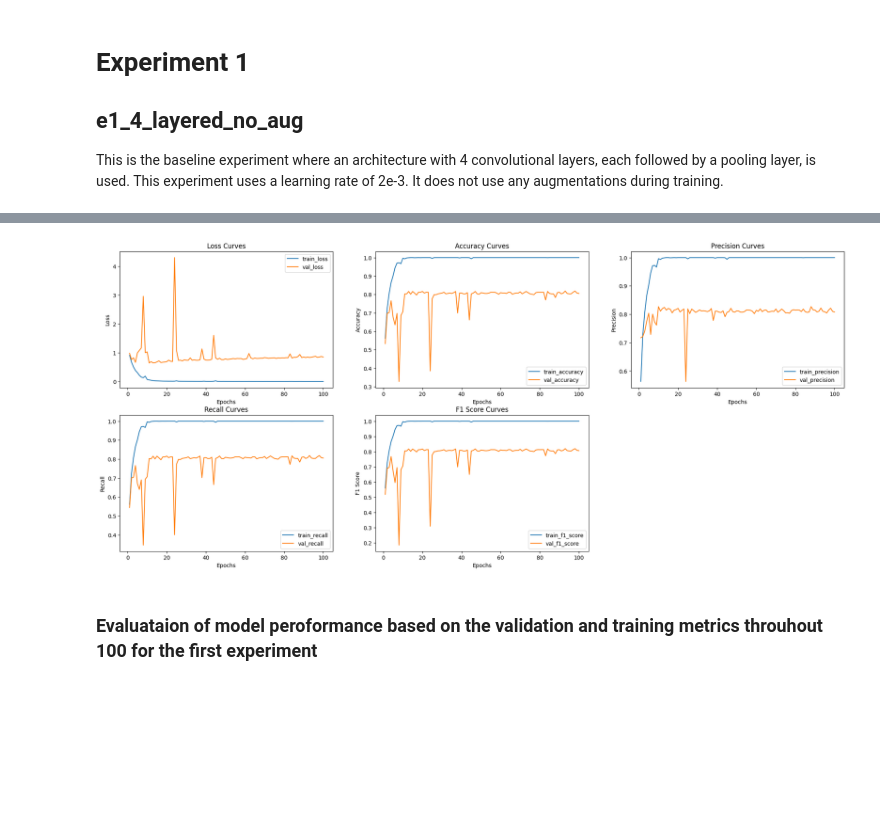
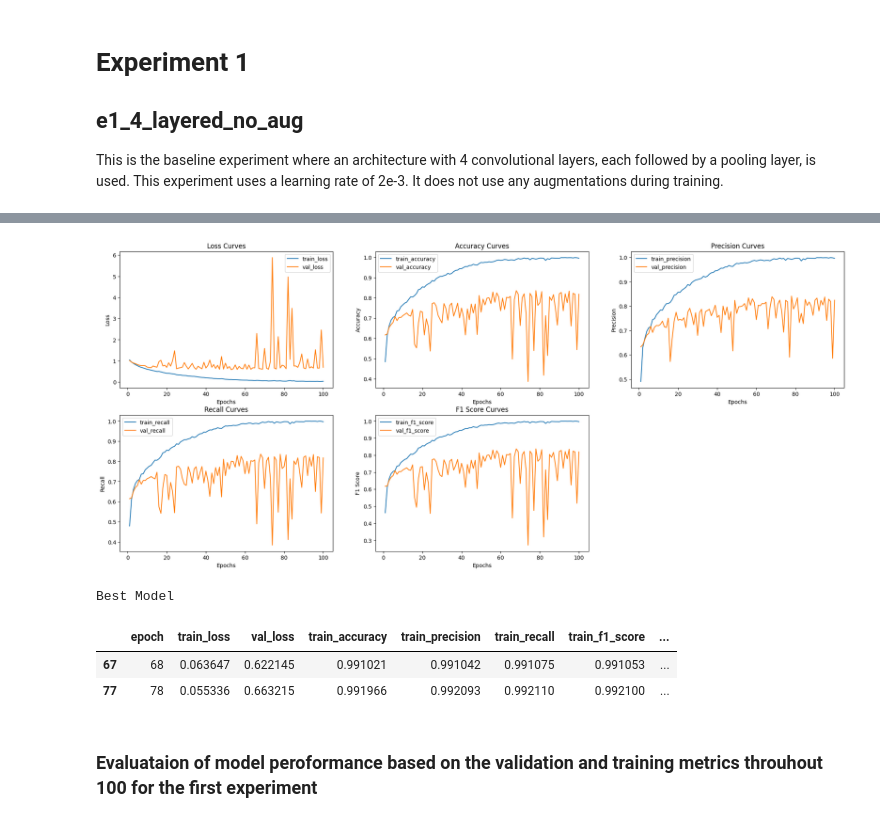
Before and after one commit to tikadatta2005/efficient-surveillance-system-research, a Jupyter notebook: CSC60904_0381137_INDVASGNMT.ipynb, the cells around one changed output, grey strips where cells are left out. Cells and saved outputs as stored; diff of their text form; code cells hidden in the pictures; blank space fills up the shorter version.

```diff
--- a/CSC60904_0381137_INDVASGNMT.ipynb
+++ b/CSC60904_0381137_INDVASGNMT.ipynb
@@ -228,7 +228,7 @@ def add_conv_layers(model, layers=1, skip_pool=0):
         # calculate trainable params
         total_conv_params += (((3*3*in_channels) + 1) * out_channels) + (2*out_channels)
         # Pooling Layer
-        if  (layer + 1) % skip_pool:
+        if  (layer + 1) % skip_pool==0:
             model.add(nn.MaxPool2d(2,2))
             size = size//2
         # update in and out channels
@@ -315,6 +315,7 @@ This is the baseline experiment where an architecture with 4 convolutional layer
 torch.manual_seed(40)
 # initialize new Architecture
 model_e1 = Architecture()
+
 
 # add layers
 e1_conv_params, e1_out_channels, e1_size = add_conv_layers(model_e1, 4, 0)
@@ -359,7 +360,8 @@ e1_metrics = trainer.fit(100, path, 1);
 gen_line_charts(e1_metrics, path, "training_metrics_graph.png", ["train_", "val_"])
 
 # Show best models
-find_best_models(e1_metrics)
+print("Best Model")
+display(find_best_models(e1_metrics))
 
 # clean up
 del model_e1, optimizer, trainer
@@ -385,4 +387,8 @@ EPOCH 100 completed | Training Loss = 0.0010943601799280897 | Validation Loss =
-[figure, old version]
+[figure, new version]
+Best Model
+|  | epoch | train_loss | val_loss | train_accuracy | train_precision | train_recall | train_f1_score | ... |
+| 67 | 68 | 0.063647 | 0.622145 | 0.991021 | 0.991042 | 0.991075 | 0.991053 | ... |
+| 77 | 78 | 0.055336 | 0.663215 | 0.991966 | 0.992093 | 0.992110 | 0.992100 | ... |
 # %% [markdown]
 ### Evaluataion of model peroformance based on the validation and training metrics throuhout 100 for the first experiment
 # %% [markdown]
```
Also changed, not shown: parts of 9 cells of this notebook, 43 other files.
